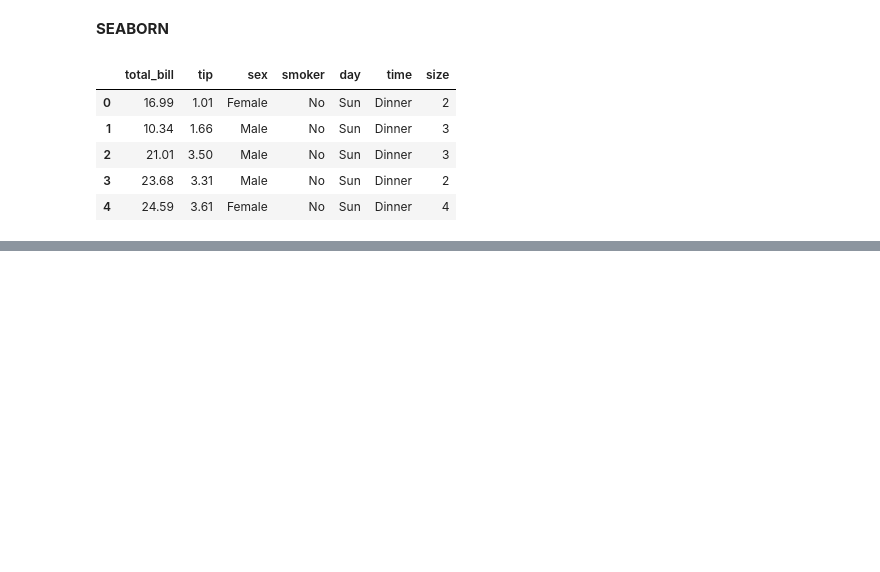
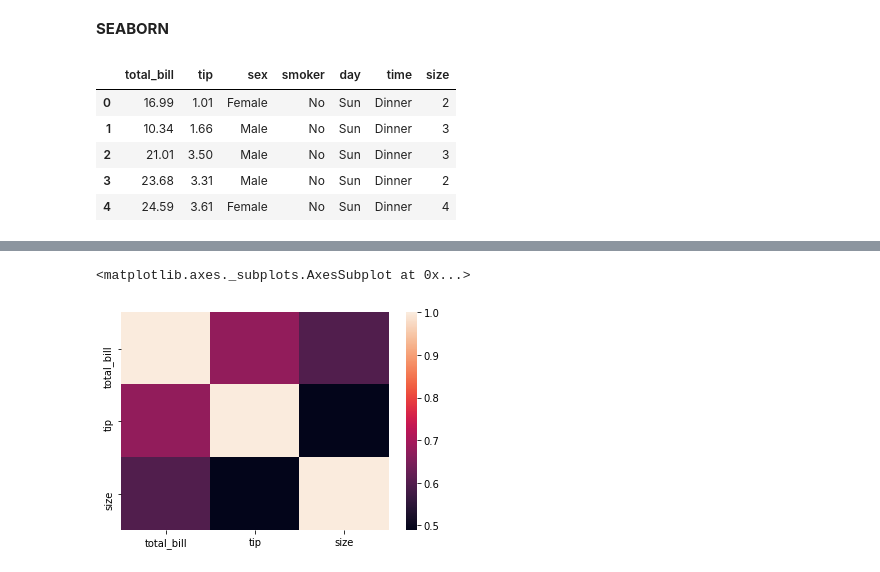
Before and after one commit to Airinelizabath/PROGRAMREPO, a Jupyter notebook: PLOTING.ipynb, the cells around one changed output, grey strips where cells are left out. Saved outputs shown, nothing was run; the diff lists cells and outputs as text; code cells hidden in the pictures; blank space fills up the shorter version.

```diff
--- a/PLOTING.ipynb
+++ b/PLOTING.ipynb
@@ -139,0 +161,5 @@ df.head()
+# %%
+sns.heatmap(df.corr())
+# %% [output]
+<matplotlib.axes._subplots.AxesSubplot at 0x...>
+[figure, added]
```
Also changed, not shown: parts of 10 cells of this notebook.
